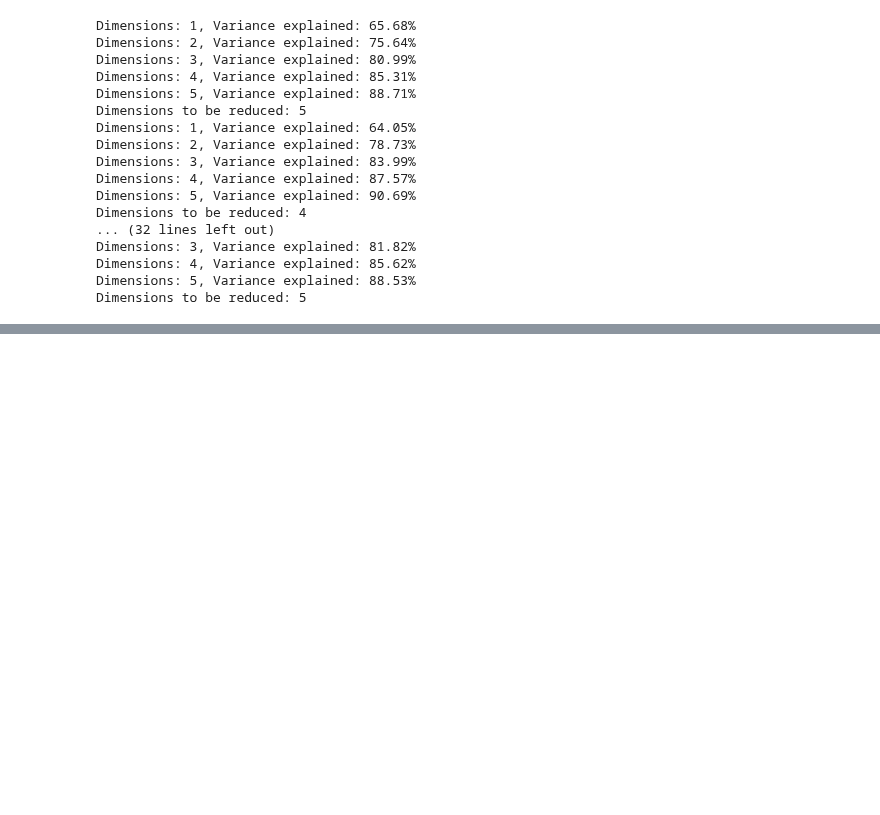
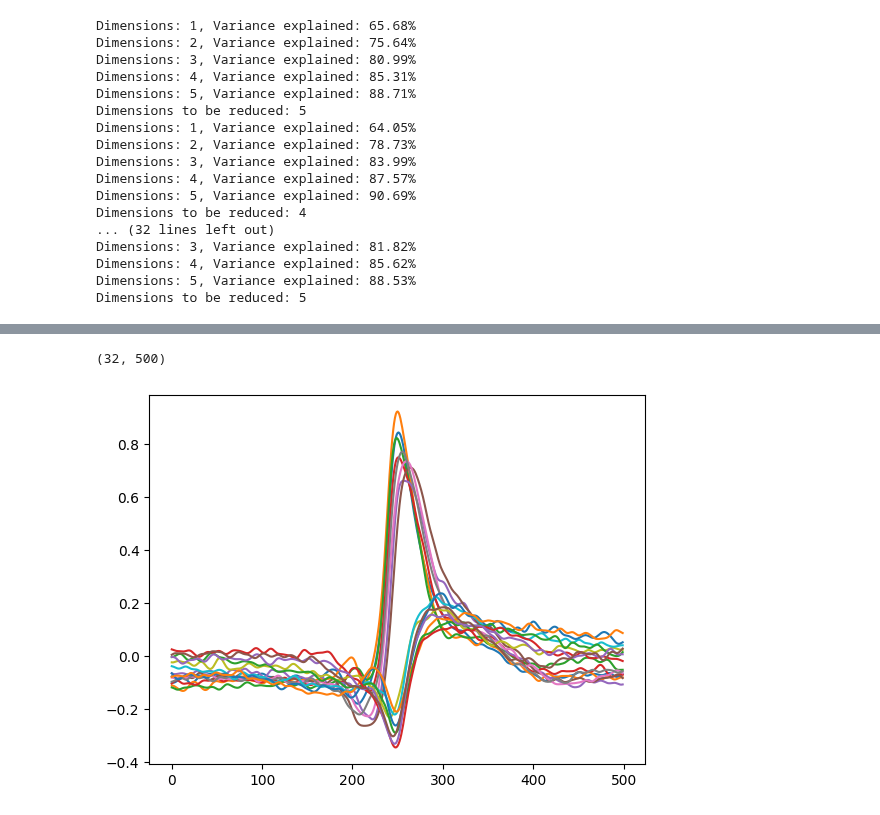
Before and after one commit to NeuroAI-IBS/fn_data_saccade, a Jupyter notebook: Data sorting/python_code/Mossy_Purkinje.ipynb, the cells around one changed output, grey strips where cells are left out. Saved outputs shown, nothing was run; the diff lists cells and outputs as text; code cells hidden in the pictures; blank space fills up the shorter version.

```diff
--- a/Data sorting/python_code/Mossy_Purkinje.ipynb
+++ b/Data sorting/python_code/Mossy_Purkinje.ipynb
@@ -205,0 +233,9 @@ len(pFN)
+# %%
+pFN.shape
+# %% [output]
+(32, 500)
+# %%
+for a in range(16):
+    plt.plot(pFN[a])
+# %% [output]
+[figure, added]
```
Also changed, not shown: parts of 17 cells of this notebook.
